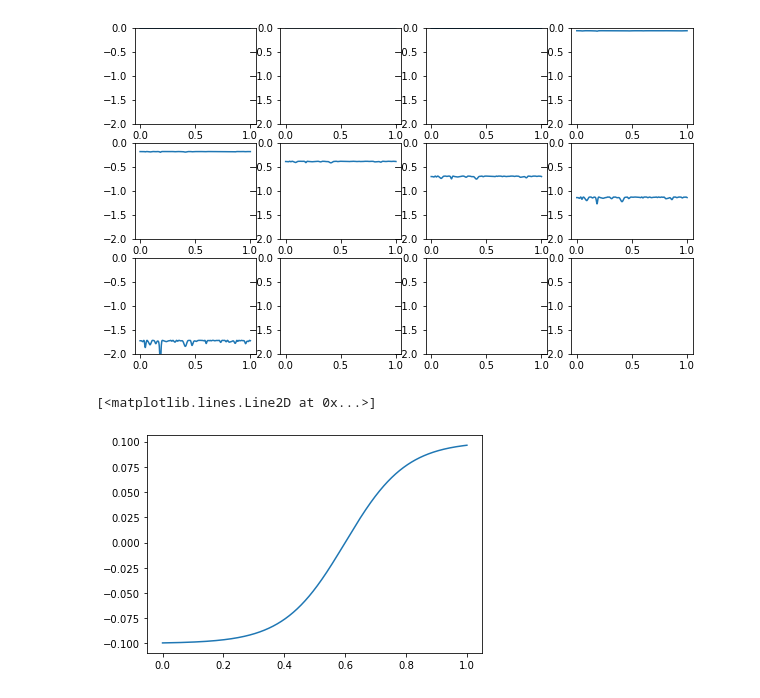
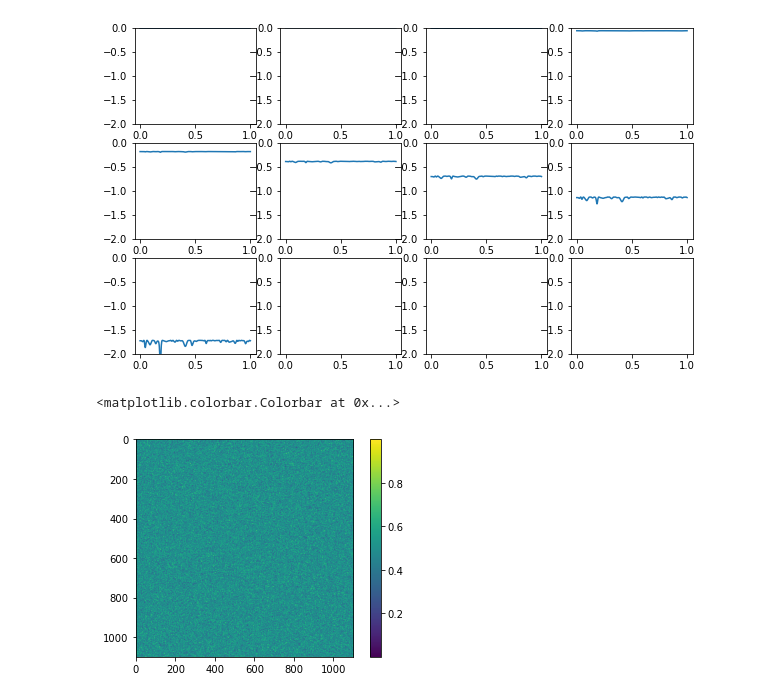
Before and after one commit to Julians42/AM205_Final_Project, a Jupyter notebook: Erode_1D.ipynb, the cells around one changed output. Saved outputs shown, nothing was run; the diff lists cells and outputs as text; code cells hidden in the pictures.

```diff
--- a/Erode_1D.ipynb
+++ b/Erode_1D.ipynb
@@ -79,15 +79,13 @@ for i, ax in enumerate(axs):
 #plt.plot(np.linspace(0, 1, 500), phi_conv)
 # %% [output]
 [figure]
-# %%
-from math import tanh
-xs = np.linspace(0, 1, 1000)
-def psi(phi, c1 =0.1, w=5, phis=0.6, c2=1):
-    return c1*tanh(w*(phi-phis))
-psiv = np.vectorize(psi)
-ys = psiv(xs)#[psi(x) for x in xs]
-
-plt.plot(xs, ys)
-# %% [output]
-[<matplotlib.lines.Line2D at 0x...>]
-[figure, removed]
+# %%
+eps = 0.05
+res=1000
+dim = int(np.ceil(res*(1+2*eps)))
+phi = np.random.rand(dim,dim)
+plt.imshow(phi)
+plt.colorbar()
+# %% [output]
+<matplotlib.colorbar.Colorbar at 0x...>
+[figure, added]
```
Also changed, not shown: parts of 2 cells of this notebook, 2 other files.
